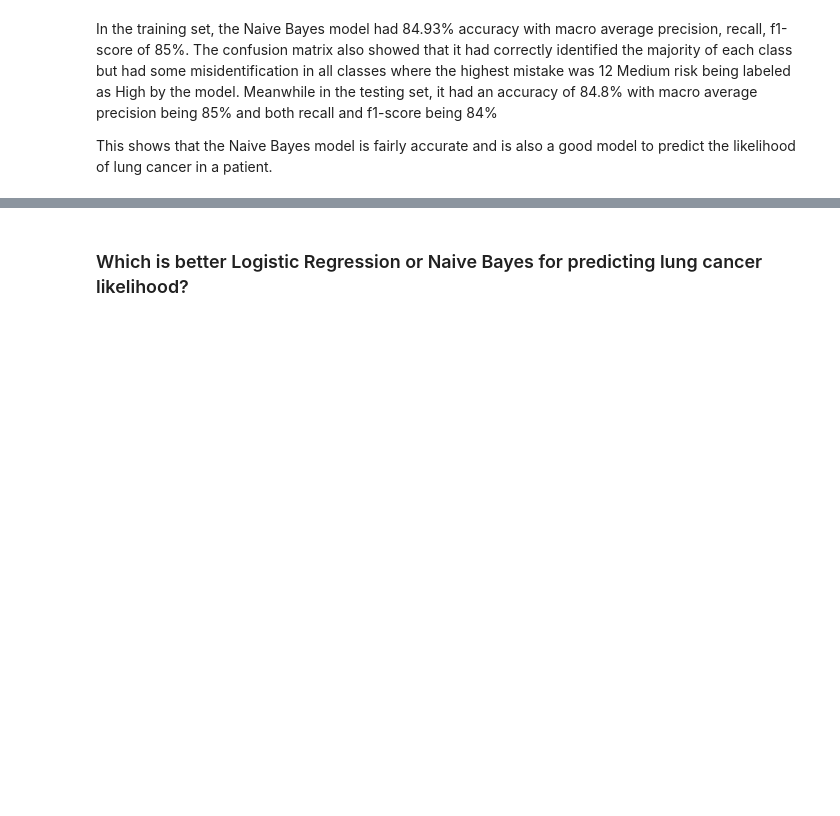
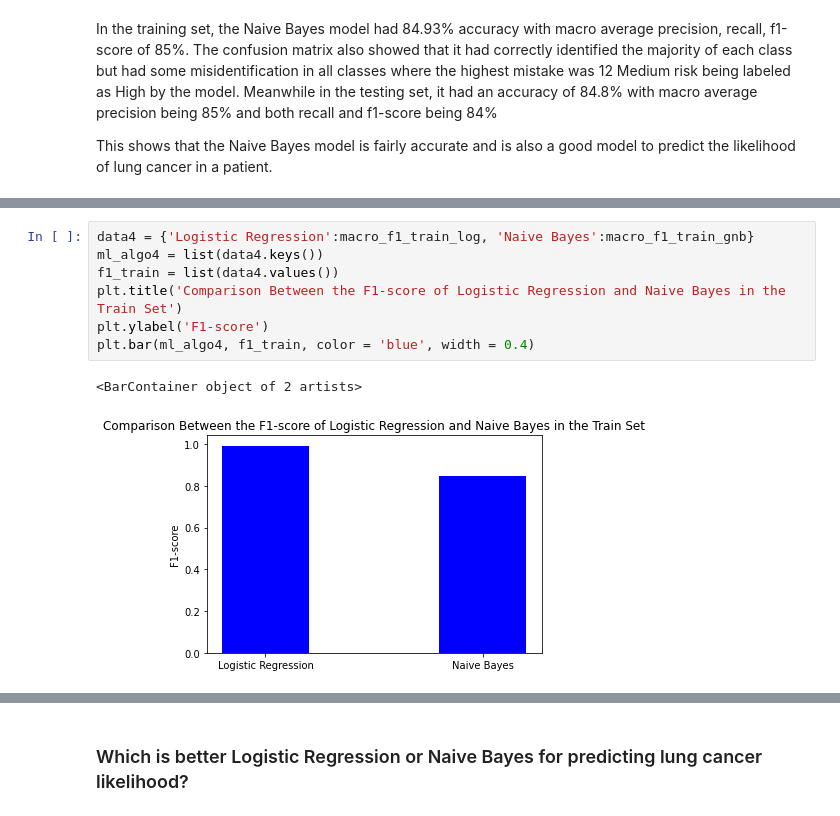
Before and after one commit to Aren-Deza/GroupL-MP197, a Jupyter notebook: Lung Cancer Prediction.ipynb, the cells around one changed output, grey strips where cells are left out. Saved outputs shown, nothing was run; the diff lists cells and outputs as text; blank space fills up the shorter version.

```diff
--- a/Lung Cancer Prediction.ipynb
+++ b/Lung Cancer Prediction.ipynb
@@ -232,0 +287,10 @@ plt.show()
+# %%
+data4 = {'Logistic Regression':macro_f1_train_log, 'Naive Bayes':macro_f1_train_gnb}
+ml_algo4 = list(data4.keys())
+f1_train = list(data4.values())
+plt.title('Comparison Between the F1-score of Logistic Regression and Naive Bayes in the Train Set')
+plt.ylabel('F1-score')
+plt.bar(ml_algo4, f1_train, color = 'blue', width = 0.4)
+# %% [output]
+<BarContainer object of 2 artists>
+[figure, added]
```
Also changed, not shown: parts of 11 cells of this notebook.
